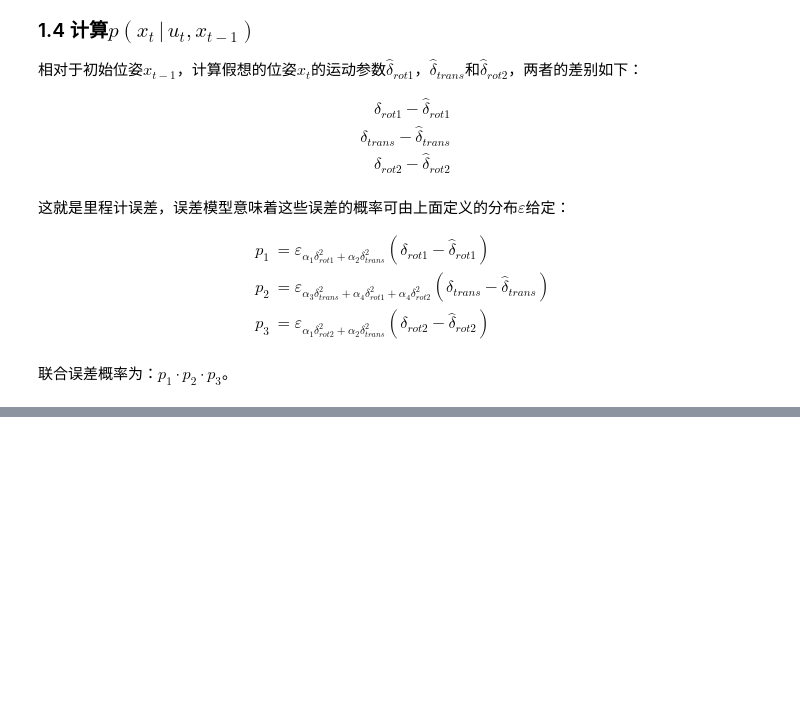
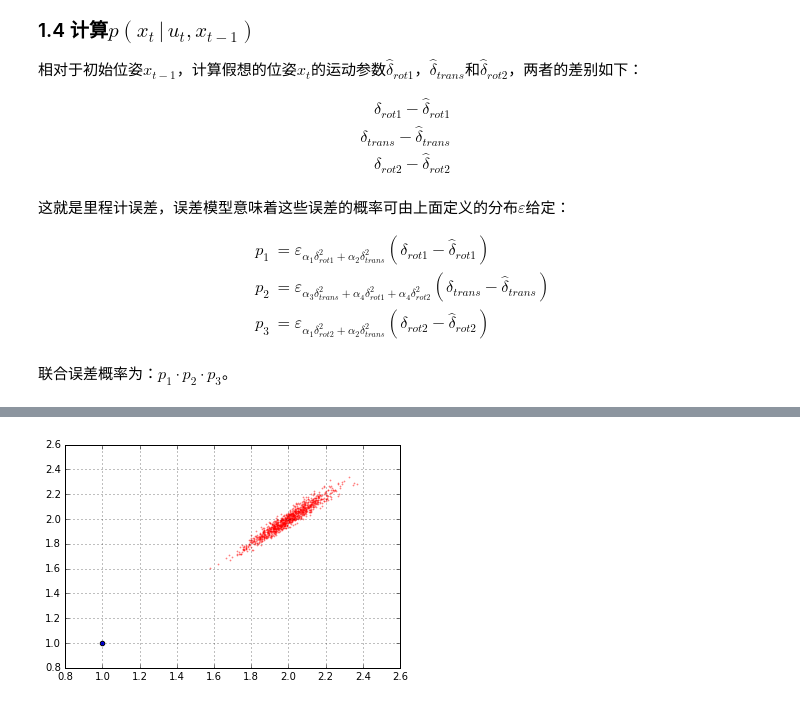
Before and after one commit to liuii/ProbRobotics, a Jupyter notebook: notebooks/03MotionModel/OdometryMotionModel.ipynb, the cells around one changed output, grey strips where cells are left out. Drawn from its saved outputs; the diff is of its cells as text; code cells hidden in the pictures; blank space fills up the shorter version.

```diff
--- a/notebooks/03MotionModel/OdometryMotionModel.ipynb
+++ b/notebooks/03MotionModel/OdometryMotionModel.ipynb
@@ -75,0 +125,13 @@ p_3 &= \varepsilon_{\alpha_1 \delta_{rot2}^2 + \alpha_2 \delta_{trans}^2}(\delta
+# %%
+N = 1000
+X0 = np.zeros((N, 3)) + np.array([1, 1, 0]).reshape((1, 3))
+U = np.array([0, 0, 0, 1, 1, np.pi/3])
+
+# 平移误差较大
+X1 = sample_motion_model_odometry(U, X0, [0.0001, 0.0001, 0.01, 0.01])
+
+plt.scatter(1, 1)
+plt.scatter(X1[:,0], X1[:,1], c='r', lw=0, alpha=0.5, s=3)
+plt.grid()
+# %% [output]
+[figure, added]
```
Also changed, not shown: parts of 4 cells of this notebook.
